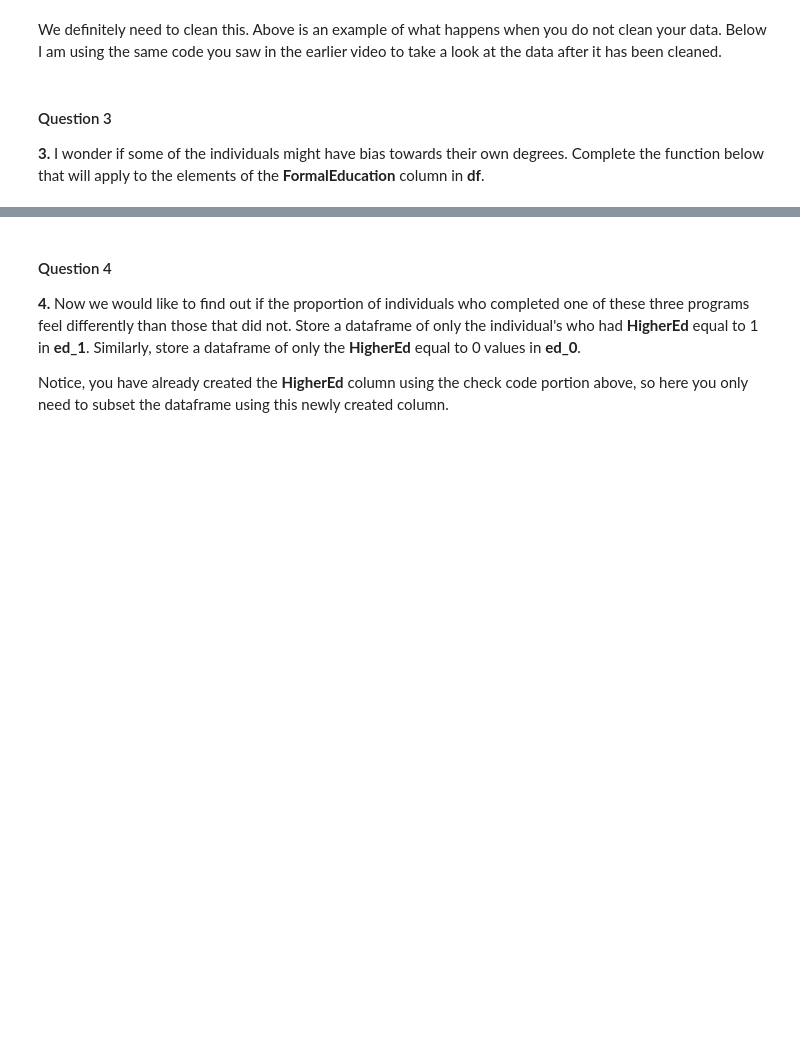
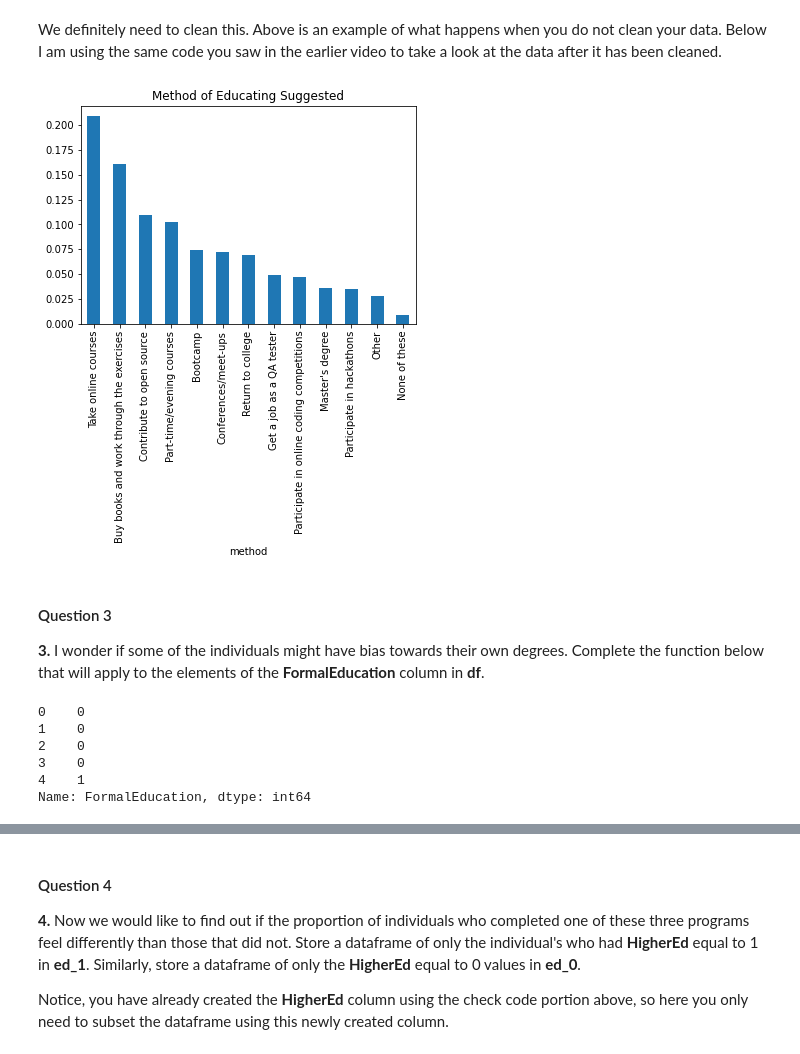
Before and after one commit to HanegaonkarAweZ/DataScienceSelfLearning, a Jupyter notebook: How To Break Into the Field.ipynb, the cells around one changed output, grey strips where cells are left out. Cells and saved outputs as stored; diff of their text form; code cells hidden in the pictures; blank space fills up the shorter version.

```diff
--- a/How To Break Into the Field.ipynb
+++ b/How To Break Into the Field.ipynb
@@ -84,0 +102,4 @@ plt.title("Formal Education");
+# %%
+study = df['CousinEducation'].value_counts().reset_index()
+study.rename(columns={'index':'method','CousinEducation':'count'}, inplace=True )
+study['method'][12]
@@ -84,0 +108,31 @@ plt.title("Formal Education");
+# %%
+possible_vals = ["Take online courses", "Buy books and work through the exercises",
+                 "None of these", "Part-time/evening courses", "Return to college",
+                 "Contribute to open source", "Conferences/meet-ups", "Bootcamp",
+                 "Get a job as a QA tester", "Participate in online coding competitions",
+                 "Master's degree", "Participate in hackathons", "Other"]
+def tot_count(df, col1, col2, lookFor):
+    '''
+    INPUT
+    df - dataframe we want to count
+    col1 - column name we want to look through
+    col2 - the column from we want count values
+    lookFor - the strings we want to look in each row of df
+    OUTPUT:
+        new_df - dataframe for each lookFor with how many times it appeared
+    '''
+
+    from collections import defaultdict
+    new_df = defaultdict(int)
+
+    for val in lookFor:
+        for idx in range(df.shape[0]):
+            if val in df[col1][idx]:
+                new_df[val] += int(df[col2][idx])
+    new_df = pd.DataFrame(pd.Series(new_df)).reset_index()
+    new_df.columns = [col1, col2]
+    new_df.sort_values('count', ascending=False, inplace = True)
+    return new_df
+# %%
+study_df = tot_count(study, 'method', 'count', possible_vals)
+study_df
@@ -88,34 +157,37 @@ We definitely need to clean this.  Above is an example of what happens when you
 possible_vals = ["Take online courses", "Buy books and work through the exercises",
                  "None of these", "Part-time/evening courses", "Return to college",
                  "Contribute to open source", "Conferences/meet-ups", "Bootcamp",
                  "Get a job as a QA tester", "Participate in online coding competitions",
                  "Master's degree", "Participate in hackathons", "Other"]
 
 def clean_and_plot(df, title='Method of Educating Suggested', plot=True):
     '''
     INPUT
         df - a dataframe holding the CousinEducation column
         title - string the title of your plot
         axis - axis object
         plot - bool providing whether or not you want a plot back
 
     OUTPUT
         study_df - a dataframe with the count of how many individuals
         Displays a plot of pretty things related to the CousinEducation column.
     '''
     study = df['CousinEducation'].value_counts().reset_index()
     study.rename(columns={'index': 'method', 'CousinEducation': 'count'}, inplace=True)
-    study_df = t.total_count(study, 'method', 'count', possible_vals)
+    #study_df = t.total_count(study, 'method', 'count', possible_vals)
+    study_df = tot_count(study, 'method', 'count', possible_vals)
 
     study_df.set_index('method', inplace=True)
     if plot:
         (study_df/study_df.sum()).plot(kind='bar', legend=None);
         plt.title(title);
         plt.show()
     props_study_df = study_df/study_df.sum()
     return props_study_df
 
 props_df = clean_and_plot(df)
+# %% [output]
+[figure, added]
 # %% [markdown]
 #### Question 3
 
@@ -131,9 +203,19 @@ def higher_ed(formal_ed_str):
         return 0 otherwise
 
     '''
-
+    if formal_ed_str in ("Master's degree", "Doctoral", "Professional degree"):
+        return 1
+    else:
+        return 0
 
 df["FormalEducation"].apply(higher_ed)[:5] #Test your function to assure it provides 1 and 0 values for the df
+# %% [output]
+0    0
+1    0
+2    0
+3    0
+4    1
+Name: FormalEducation, dtype: int64
 # %%
 # Check your code here
 df['HigherEd'] = df["FormalEducation"].apply(higher_ed)
```
Also changed, not shown: parts of 9 cells of this notebook.
